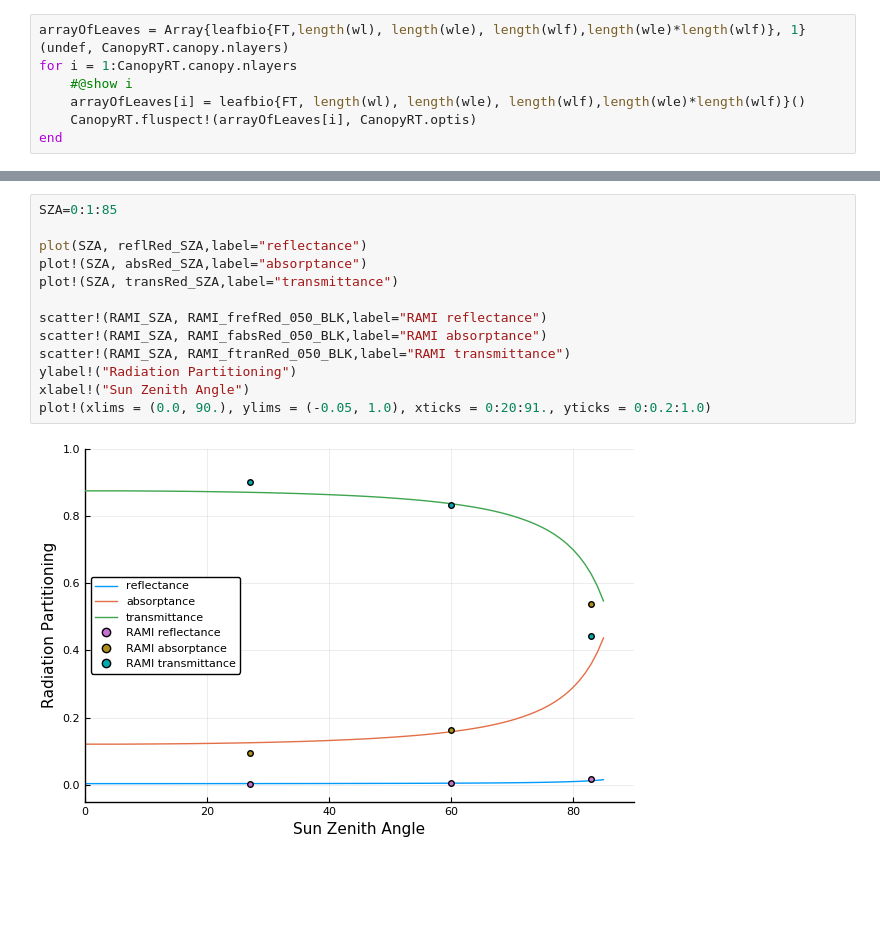
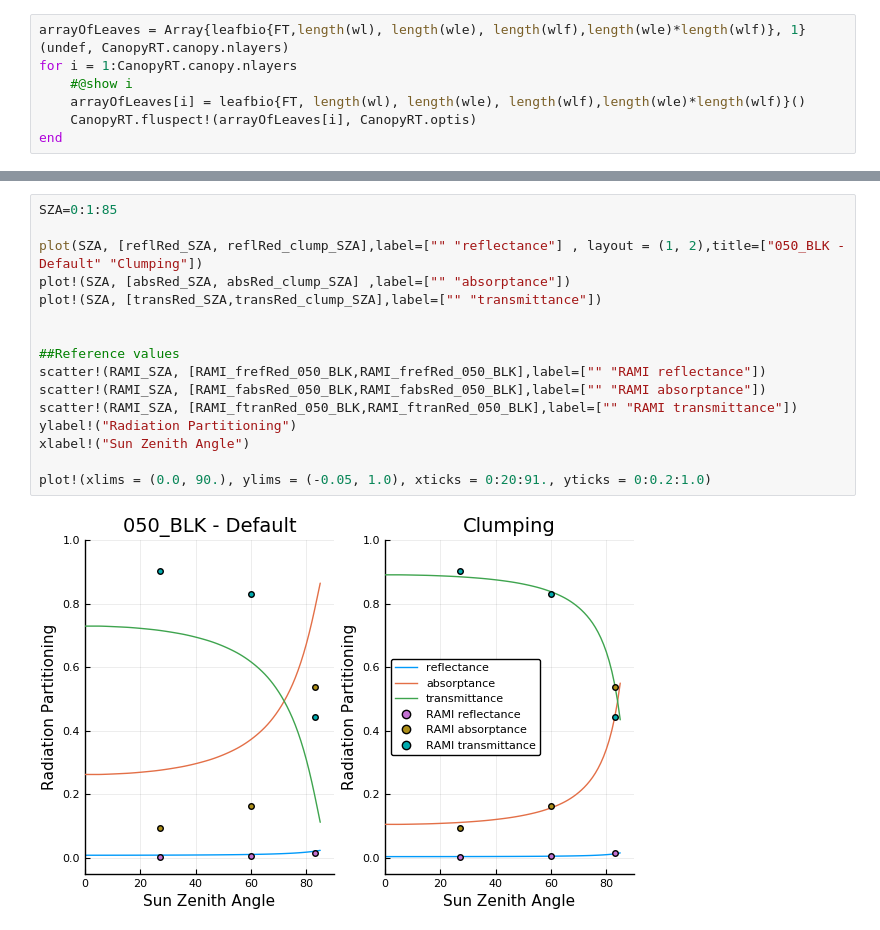
Before and after one commit to CliMA/Land, a Jupyter notebook: notebooks/RAMI_benchmarking_example.ipynb, the cells around one changed output, grey strips where cells are left out. Saved outputs shown, nothing was run; the diff lists cells and outputs as text; blank space fills up the shorter version.

Commit message:
Adding further tests of clumping

```diff
--- a/notebooks/RAMI_benchmarking_example.ipynb
+++ b/notebooks/RAMI_benchmarking_example.ipynb
@@ -139,15 +132,18 @@ end
 # %%
 SZA=0:1:85
 
-plot(SZA, reflRed_SZA,label="reflectance")
-plot!(SZA, absRed_SZA,label="absorptance")
-plot!(SZA, transRed_SZA,label="transmittance")
+plot(SZA, [reflRed_SZA, reflRed_clump_SZA],label=["" "reflectance"] , layout = (1, 2),title=["050_BLK - Default" "Clumping"])
+plot!(SZA, [absRed_SZA, absRed_clump_SZA] ,label=["" "absorptance"])
+plot!(SZA, [transRed_SZA,transRed_clump_SZA],label=["" "transmittance"])
 
-scatter!(RAMI_SZA, RAMI_frefRed_050_BLK,label="RAMI reflectance")
-scatter!(RAMI_SZA, RAMI_fabsRed_050_BLK,label="RAMI absorptance")
-scatter!(RAMI_SZA, RAMI_ftranRed_050_BLK,label="RAMI transmittance")
+
+##Reference values
+scatter!(RAMI_SZA, [RAMI_frefRed_050_BLK,RAMI_frefRed_050_BLK],label=["" "RAMI reflectance"])
+scatter!(RAMI_SZA, [RAMI_fabsRed_050_BLK,RAMI_fabsRed_050_BLK],label=["" "RAMI absorptance"])
+scatter!(RAMI_SZA, [RAMI_ftranRed_050_BLK,RAMI_ftranRed_050_BLK],label=["" "RAMI transmittance"])
 ylabel!("Radiation Partitioning")
 xlabel!("Sun Zenith Angle")
+
 plot!(xlims = (0.0, 90.), ylims = (-0.05, 1.0), xticks = 0:20:91., yticks = 0:0.2:1.0)
 # %% [output]
-[figure, old version]
+[figure, new version]
```
Also changed, not shown: parts of 35 cells of this notebook, 6 other files.
